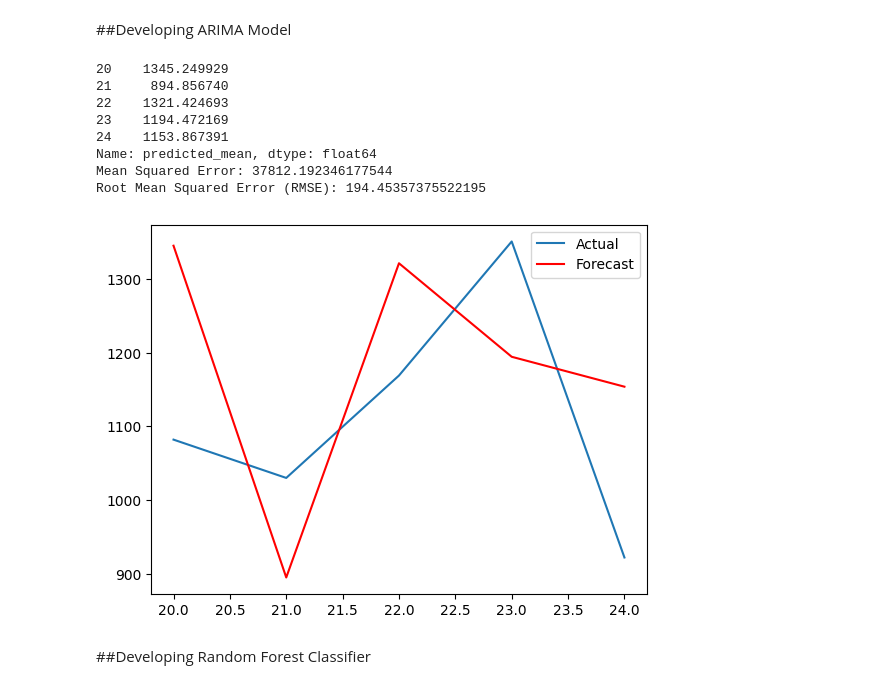
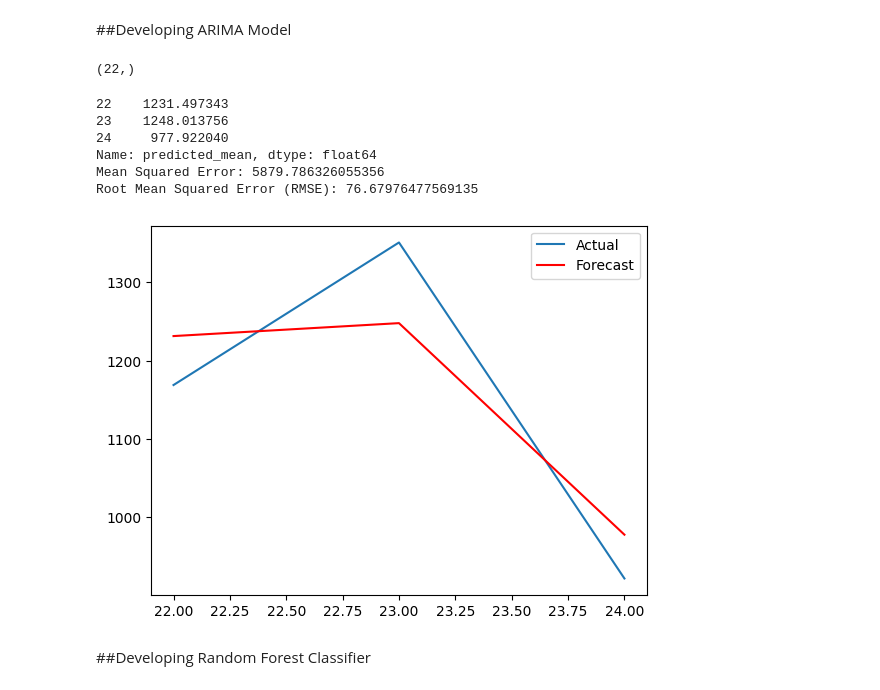
Before and after one commit to DSGP-Group-1-EAPS/SL-Apparel-Dataset, a Jupyter notebook: ARIMA_and_Random_Forest_Classifier.ipynb, the cells around one changed output. Drawn from its saved outputs; the diff is of its cells as text; code cells hidden in the pictures.

```diff
--- a/ARIMA_and_Random_Forest_Classifier.ipynb
+++ b/ARIMA_and_Random_Forest_Classifier.ipynb
@@ -125,42 +127,41 @@ time series data is non-stationary, indicating the presence of trends or seasona
 # %%
 import pandas as pd
 import matplotlib.pyplot as plt
 from statsmodels.tsa.arima.model import ARIMA
 from sklearn.metrics import mean_squared_error
 import numpy as np
 
 # Step 3: Split Data
-train_size = int(len(ts_data) * 0.8)
-train_data, test_data = ts_data[:train_size], ts_data[train_size:]
-
+train_size = int(len(leave_days_by_month) * 0.9)
+train_data, test_data = leave_days_by_month['TotalLeaveDays'][:train_size], ts_data[train_size:]
+print(train_data.shape)
 # Step 4: Build and Train ARIMA Model
-order = (4, 1, 0)  # Example ARIMA parameters (p, d, q)
+order = (6, 2, 1)  # Example ARIMA parameters (p, d, q)
 model = ARIMA(train_data, order=order)
 trained_model = model.fit()
 
 # Step 5: Validate Model
-forecast = trained_model.forecast(steps=len(test_data))
+forecast = trained_model.forecast(steps=3)
 print(forecast)
 # Step 6: Evaluate Model
 mse = mean_squared_error(test_data, forecast)
 print("Mean Squared Error:", mse)
 rmse = np.sqrt(mse)
 print("Root Mean Squared Error (RMSE):", rmse)
 
 # Visualize Results
 plt.plot(test_data, label='Actual')
 plt.plot(forecast, color='red', label='Forecast')
 plt.legend()
 plt.show()
 # %% [output]
-20    1345.249929
-21     894.856740
-22    1321.424693
-23    1194.472169
-24    1153.867391
-Name: predicted_mean, dtype: float64
-Mean Squared Error: 37812.192346177544
-Root Mean Squared Error (RMSE): 194.45357375522195
+(22,)
+22    1231.497343
+23    1248.013756
+24     977.922040
+Name: predicted_mean, dtype: float64
+Mean Squared Error: 5879.786326055356
+Root Mean Squared Error (RMSE): 76.67976477569135
-[figure, old version]
+[figure, new version]
 # %% [markdown]
 ##Developing Random Forest Classifier
```
Also changed, not shown: parts of 11 cells of this notebook.
